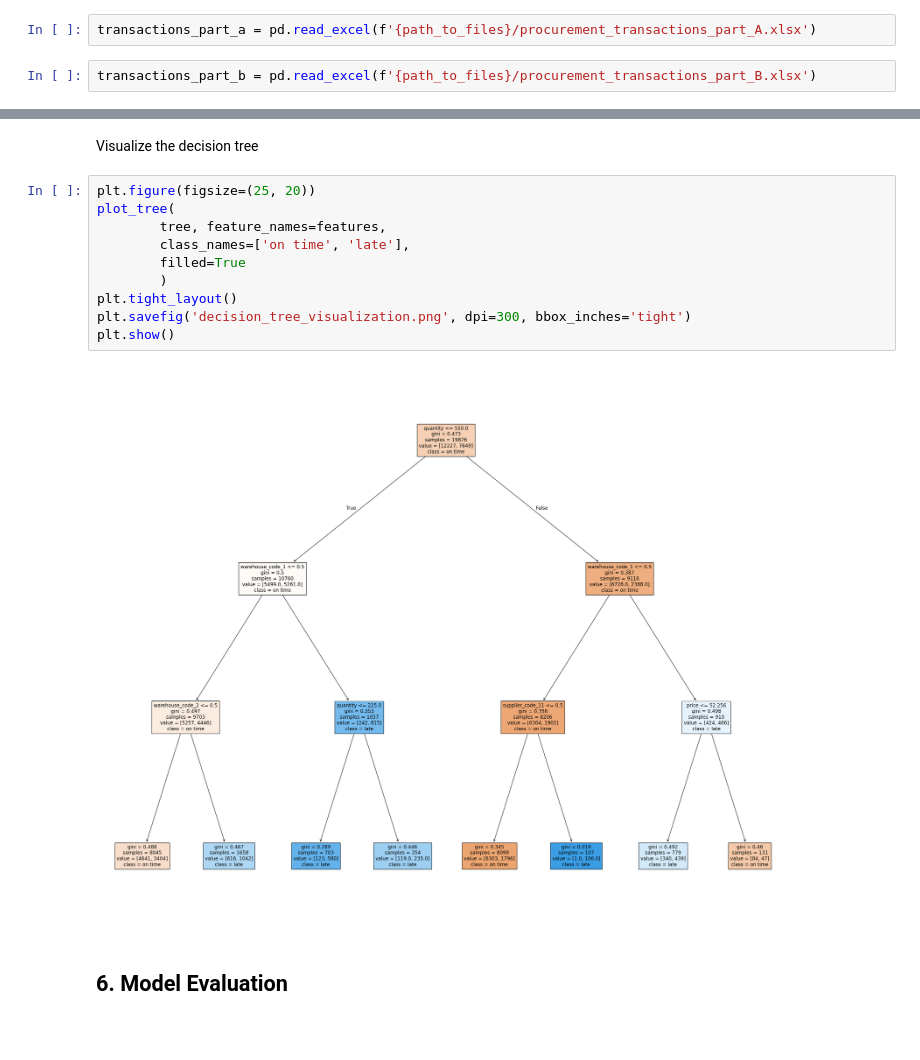
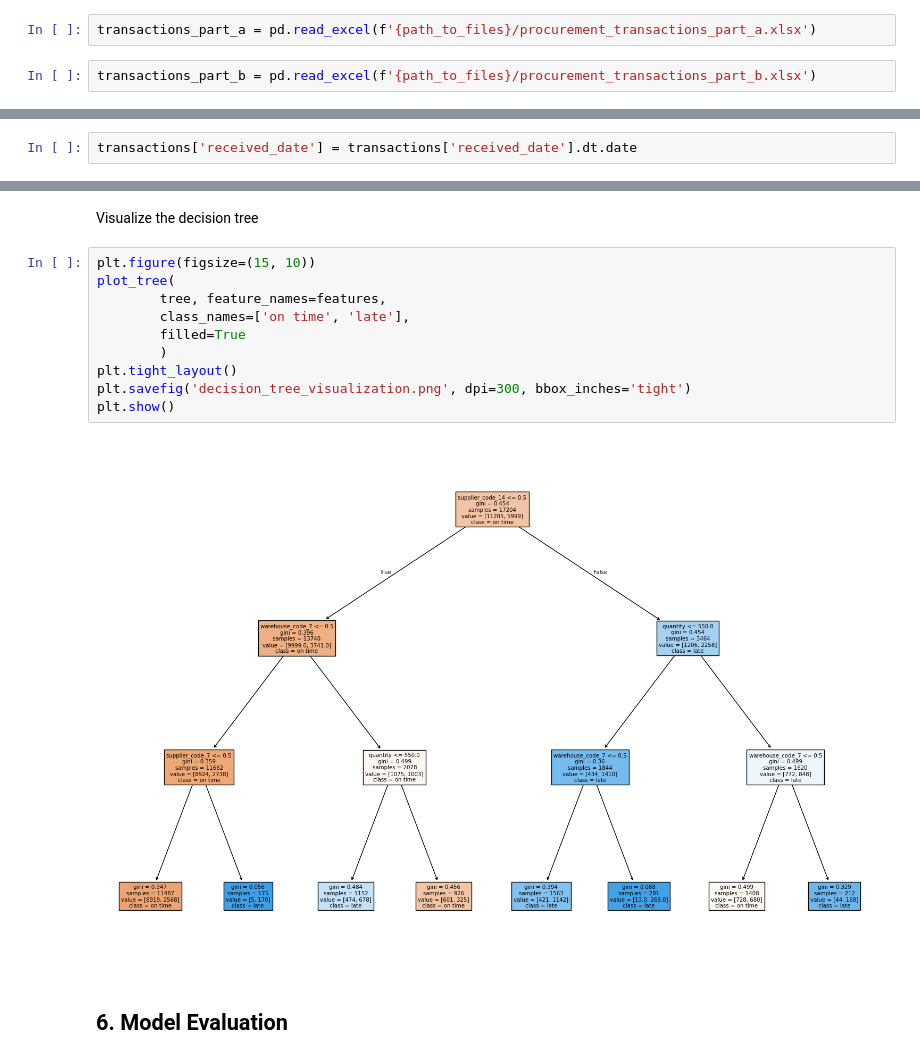
Before and after one commit to jan-source/course_business_analytics_students, a Jupyter notebook: teaching_cases/case_3_predicting_late_purchase_orders/2_step_late_procurement_deliveries_all_features.ipynb, the cells around one changed output, grey strips where cells are left out. Cells and saved outputs as stored; diff of their text form; blank space fills up the shorter version.

```diff
--- a/teaching_cases/case_3_predicting_late_purchase_orders/2_step_late_procurement_deliveries_all_features.ipynb
+++ b/teaching_cases/case_3_predicting_late_purchase_orders/2_step_late_procurement_deliveries_all_features.ipynb
@@ -105,9 +105,9 @@ warehouse = pd.read_excel(f'{path_to_files}/warehouse.xlsx').add_prefix('warehou
 # %% [markdown]
 Get transaction data
 # %%
-transactions_part_a = pd.read_excel(f'{path_to_files}/procurement_transactions_part_A.xlsx')
+transactions_part_a = pd.read_excel(f'{path_to_files}/procurement_transactions_part_a.xlsx')
 # %%
-transactions_part_b = pd.read_excel(f'{path_to_files}/procurement_transactions_part_B.xlsx')
+transactions_part_b = pd.read_excel(f'{path_to_files}/procurement_transactions_part_b.xlsx')
 # %% [markdown]
 Check output for transactions part_a
 # %%
@@ -151,6 +151,8 @@ Index(['supplier_code', 'material_code', 'warehouse_code',
       dtype='object')
 # %% [markdown]
 ### Calculate whether a delivery was late
+# %%
+transactions['received_date'] = transactions['received_date'].dt.date
 # %%
 transactions['late'] = transactions['requested_date'] < transactions['received_date']
 # %% [markdown]
@@ -249,17 +251,17 @@ DecisionTreeClassifier(max_depth=3, random_state=2025)
 # %% [markdown]
 Visualize the decision tree
 # %%
-plt.figure(figsize=(25, 20))
+plt.figure(figsize=(15, 10))
 plot_tree(
         tree, feature_names=features,
         class_names=['on time', 'late'],
         filled=True
         )
 plt.tight_layout()
 plt.savefig('decision_tree_visualization.png', dpi=300, bbox_inches='tight')
 plt.show()
 # %% [output]
-[figure, old version]
+[figure, new version]
 # %% [markdown]
 ## 6. Model Evaluation
 # %% [markdown]
```
Also changed, not shown: parts of 25 cells of this notebook, 2 other files.
